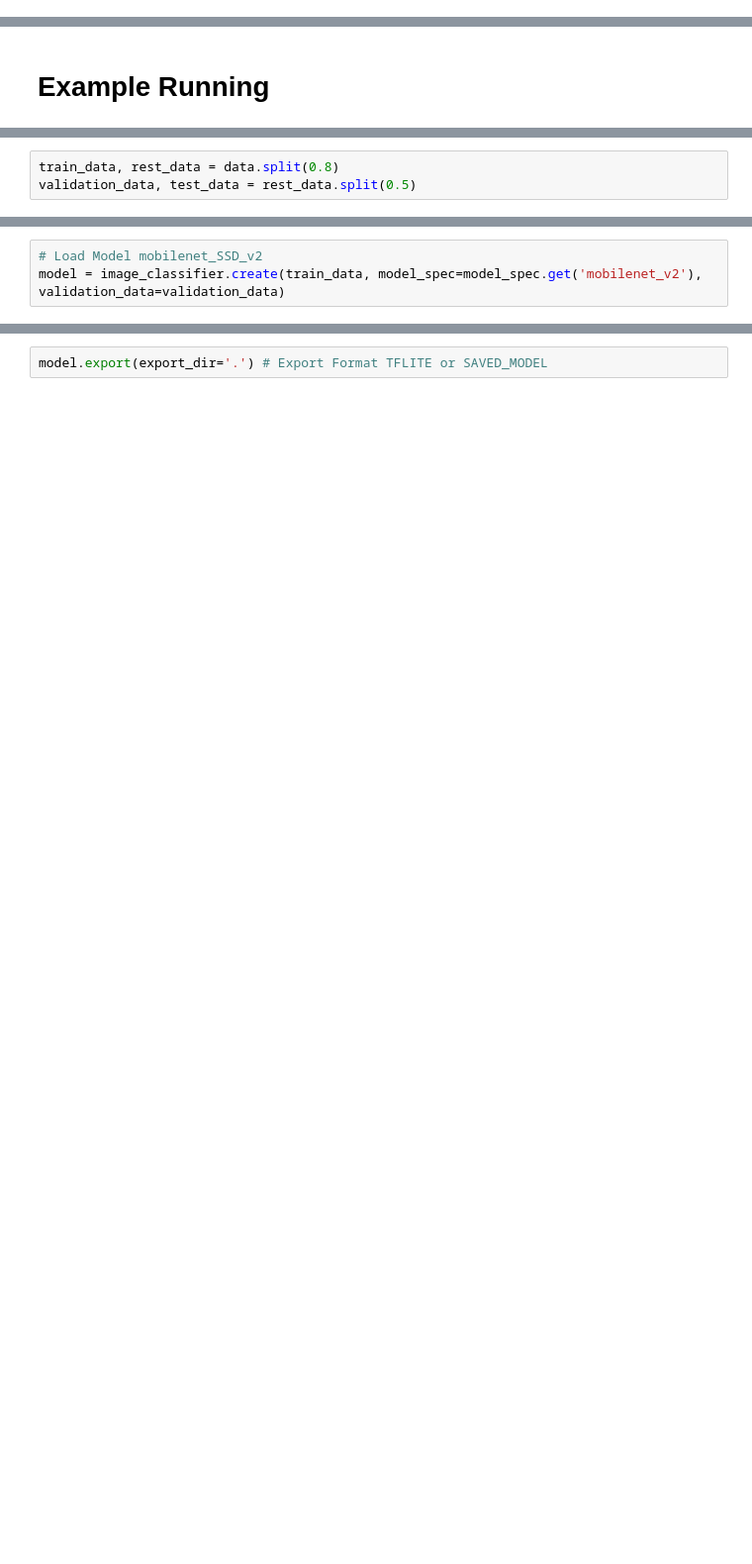
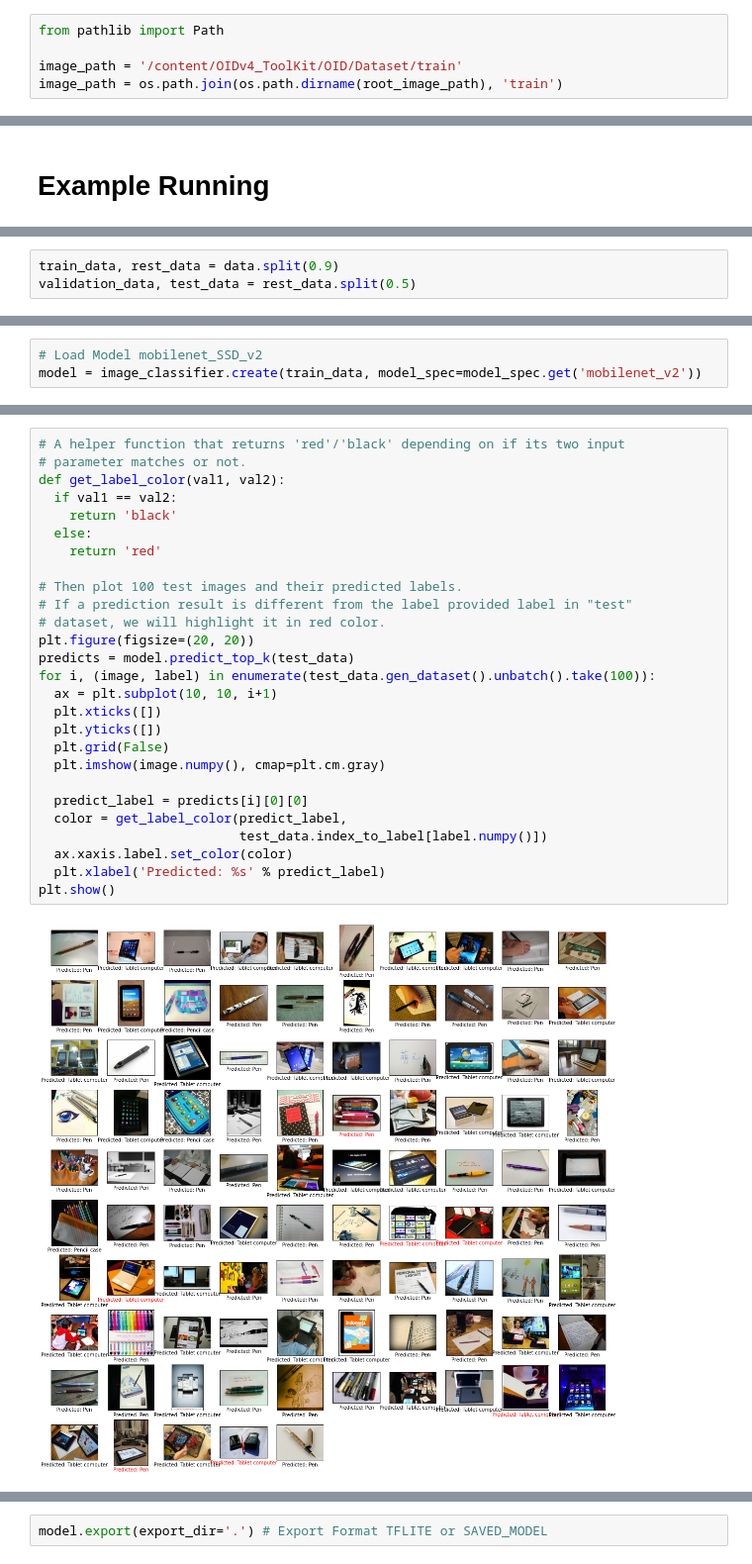
Before and after one commit to jhbale11/Object_Detection, a Jupyter notebook: model_maker_ex1.ipynb, the cells around one changed output, grey strips where cells are left out. Shown at 99% size. Drawn from its saved outputs; the diff is of its cells as text; blank space fills up the shorter version.

```diff
--- a/model_maker_ex1.ipynb
+++ b/model_maker_ex1.ipynb
@@ -34,0 +138,5 @@ image_path = os.path.join(os.path.dirname(image_path), 'object_photos')
+# %%
+from pathlib import Path
+
+image_path = '/content/OIDv4_ToolKit/OID/Dataset/train'
+image_path = os.path.join(os.path.dirname(root_image_path), 'train')
@@ -42,5 +150,5 @@ NameError: ignored
 # %%
-train_data, rest_data = data.split(0.8)
+train_data, rest_data = data.split(0.9)
 validation_data, test_data = rest_data.split(0.5)
 # %%
 plt.figure(figsize=(10,10))
@@ -55,3 +167,3 @@ plt.show()
 # %%
 # Load Model mobilenet_SSD_v2
-model = image_classifier.create(train_data, model_spec=model_spec.get('mobilenet_v2'), validation_data=validation_data)
+model = image_classifier.create(train_data, model_spec=model_spec.get('mobilenet_v2'))
@@ -61,0 +211,29 @@ loss, accuracy = model.evaluate(test_data) #Show loss, accuracy
+# %%
+# A helper function that returns 'red'/'black' depending on if its two input
+# parameter matches or not.
+def get_label_color(val1, val2):
+  if val1 == val2:
+    return 'black'
+  else:
+    return 'red'
+
+# Then plot 100 test images and their predicted labels.
+# If a prediction result is different from the label provided label in "test"
+# dataset, we will highlight it in red color.
+plt.figure(figsize=(20, 20))
+predicts = model.predict_top_k(test_data)
+for i, (image, label) in enumerate(test_data.gen_dataset().unbatch().take(100)):
+  ax = plt.subplot(10, 10, i+1)
+  plt.xticks([])
+  plt.yticks([])
+  plt.grid(False)
+  plt.imshow(image.numpy(), cmap=plt.cm.gray)
+
+  predict_label = predicts[i][0][0]
+  color = get_label_color(predict_label,
+                          test_data.index_to_label[label.numpy()])
+  ax.xaxis.label.set_color(color)
+  plt.xlabel('Predicted: %s' % predict_label)
+plt.show()
+# %% [output]
+[figure, added]
```
Also changed, not shown: parts of 21 cells of this notebook.
